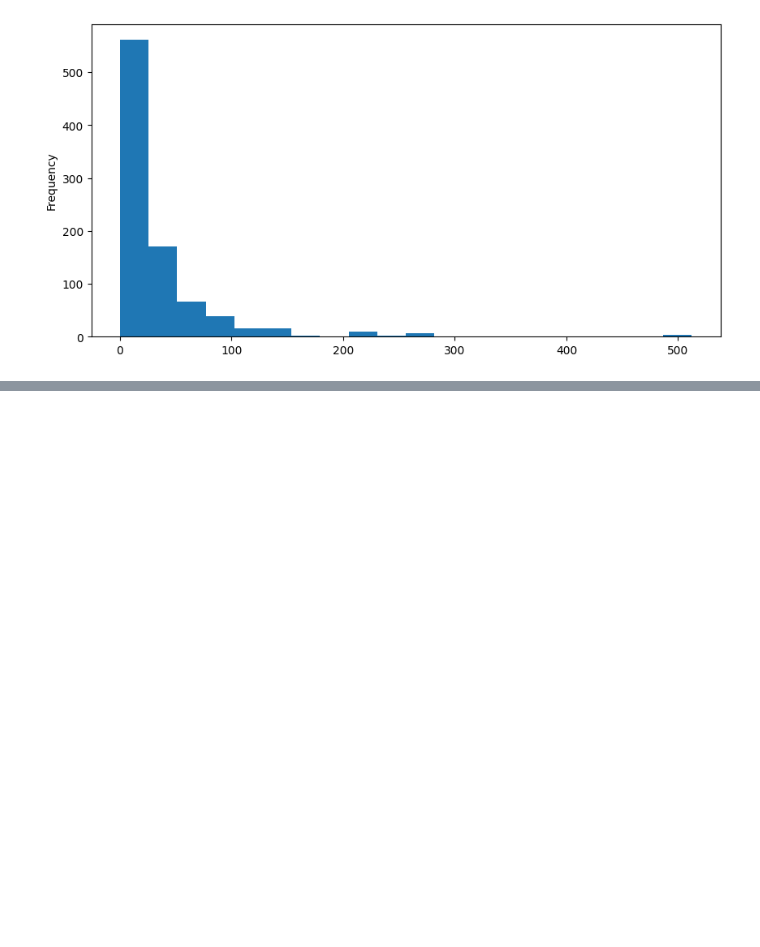
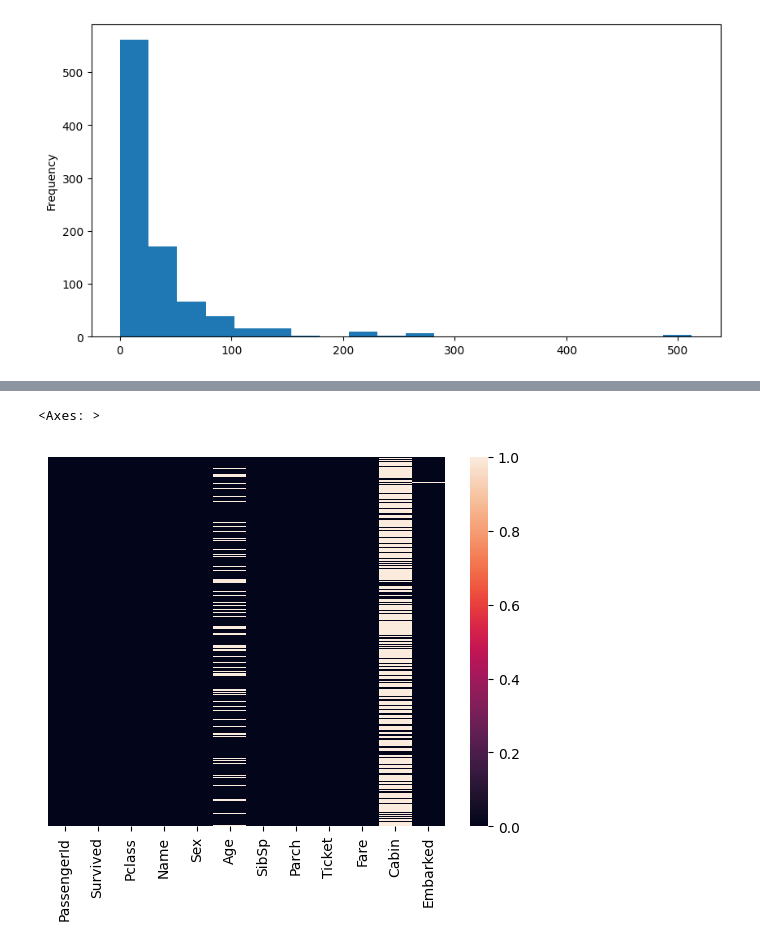
Before and after one commit to shbhm96/Titanic_Data_Analysis, a Jupyter notebook: Titanic_Data_Analysis.ipynb, the cells around one changed output, grey strips where cells are left out. Cells and saved outputs as stored; diff of their text form; code cells hidden in the pictures; blank space fills up the shorter version.

```diff
--- a/Titanic_Data_Analysis.ipynb
+++ b/Titanic_Data_Analysis.ipynb
@@ -56,0 +112,5 @@ titanic_data["Fare"].plot.hist(bins=20,figsize=(10,5))
+# %%
+sns.heatmap(titanic_data.isnull(), yticklabels=False)
+# %% [output]
+<Axes: >
+[figure, added]
```
Also changed, not shown: parts of 3 cells of this notebook.
